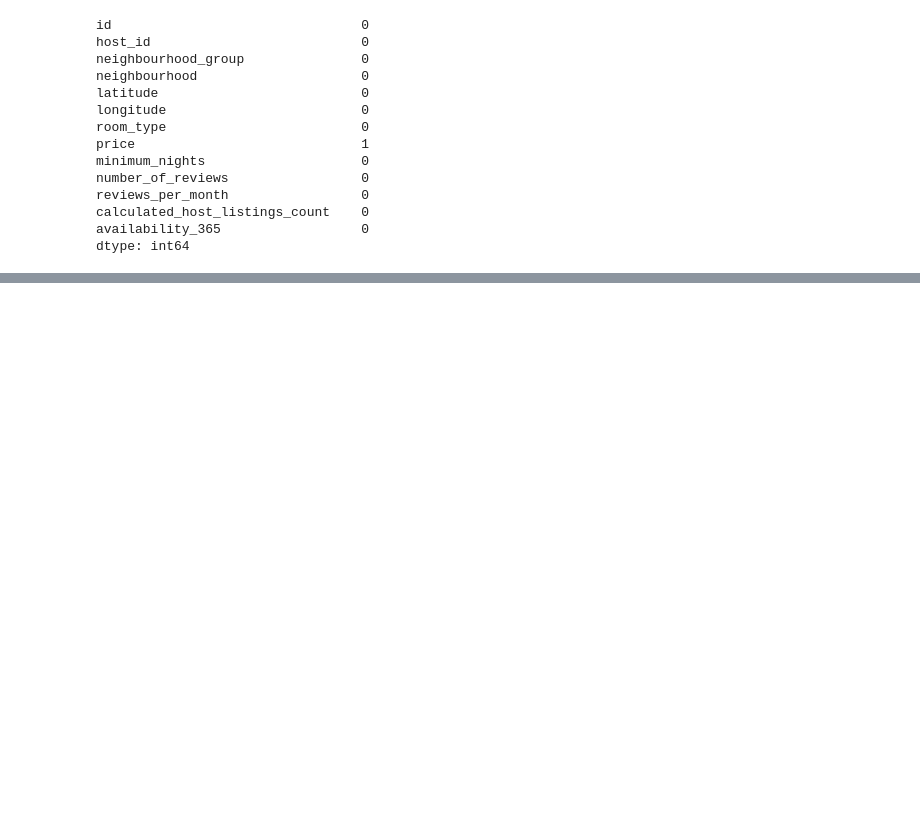
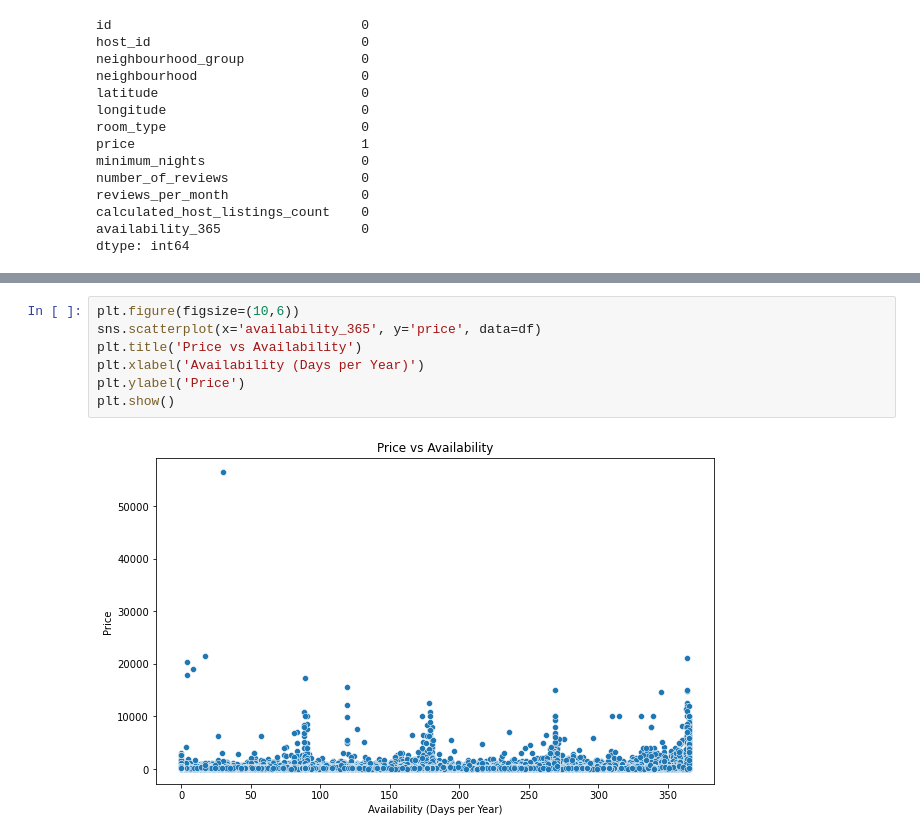
Before and after one commit to siddiq22/AirBnbLA, a Jupyter notebook: AirBnb.ipynb, the cells around one changed output, grey strips where cells are left out. Drawn from its saved outputs; the diff is of its cells as text; blank space fills up the shorter version.

```diff
--- a/AirBnb.ipynb
+++ b/AirBnb.ipynb
@@ -146,0 +183,9 @@ df.columns
+# %%
+plt.figure(figsize=(10,6))
+sns.scatterplot(x='availability_365', y='price', data=df)
+plt.title('Price vs Availability')
+plt.xlabel('Availability (Days per Year)')
+plt.ylabel('Price')
+plt.show()
+# %% [output]
+[figure, added]
```
Also changed, not shown: parts of 5 cells of this notebook.
